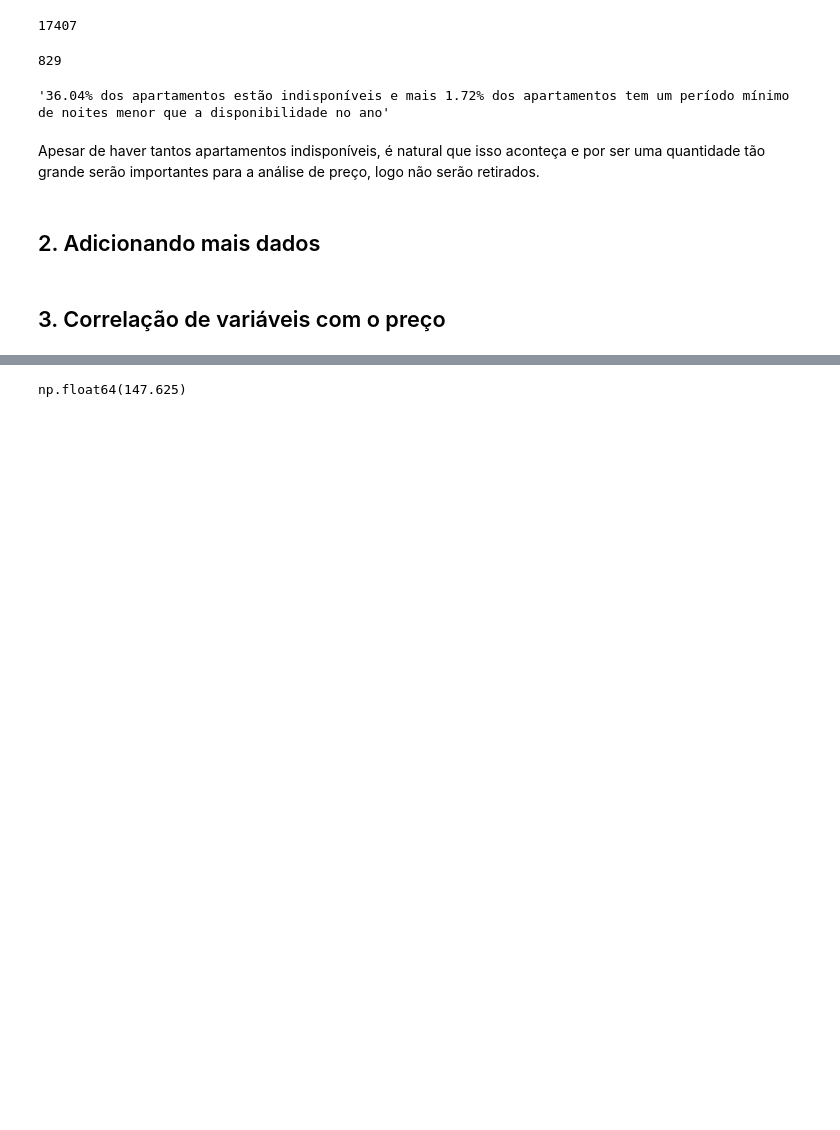
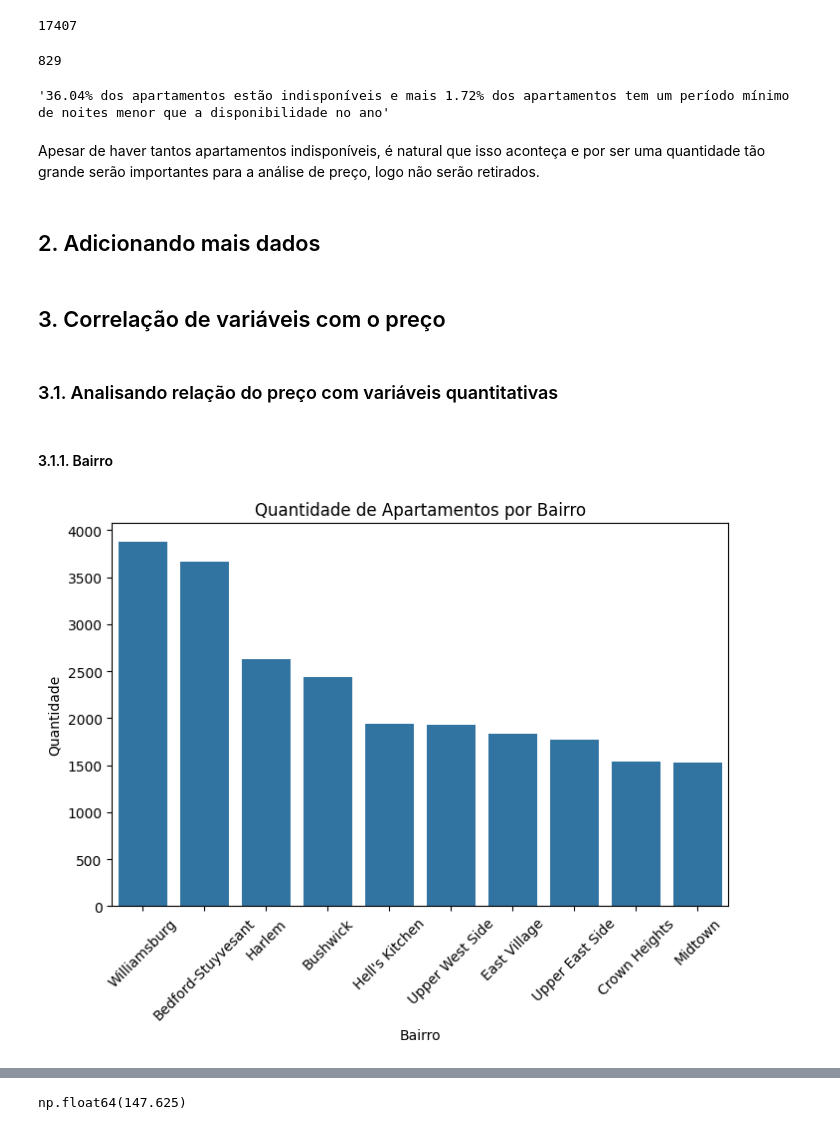
Before and after one commit to raphael-fleury/desafio-cd-lighthouse, a Jupyter notebook: analise.ipynb, the cells around one changed output, grey strips where cells are left out. Saved outputs shown, nothing was run; the diff lists cells and outputs as text; code cells hidden in the pictures; blank space fills up the shorter version.

Commit message:
correlação de fatores com o preço

```diff
--- a/analise.ipynb
+++ b/analise.ipynb
@@ -268,3 +268,25 @@ Apesar de haver tantos apartamentos indisponíveis, é natural que isso aconteç
 ## 2. Adicionando mais dados
 # %% [markdown]
 ## 3. Correlação de variáveis com o preço
+# %% [markdown]
+### 3.1. Analisando relação do preço com variáveis quantitativas
+# %% [markdown]
+#### 3.1.1. Bairro
+# %%
+import matplotlib.pyplot as plt
+import seaborn as sns
+
+top_bairros_por_qtd = apartamentos["bairro"] \
+    .value_counts() \
+    .sort_values(ascending=False) \
+    .head(10)
+
+plt.figure(figsize=(8, 5))
+sns.barplot(x=top_bairros_por_qtd.index, y=top_bairros_por_qtd.values)
+plt.title("Quantidade de Apartamentos por Bairro")
+plt.xlabel("Bairro")
+plt.ylabel("Quantidade")
+plt.xticks(rotation=45)
+plt.show()
+# %% [output]
+[figure, added]
```
Also changed, not shown: parts of 22 cells of this notebook, 1 other file.
